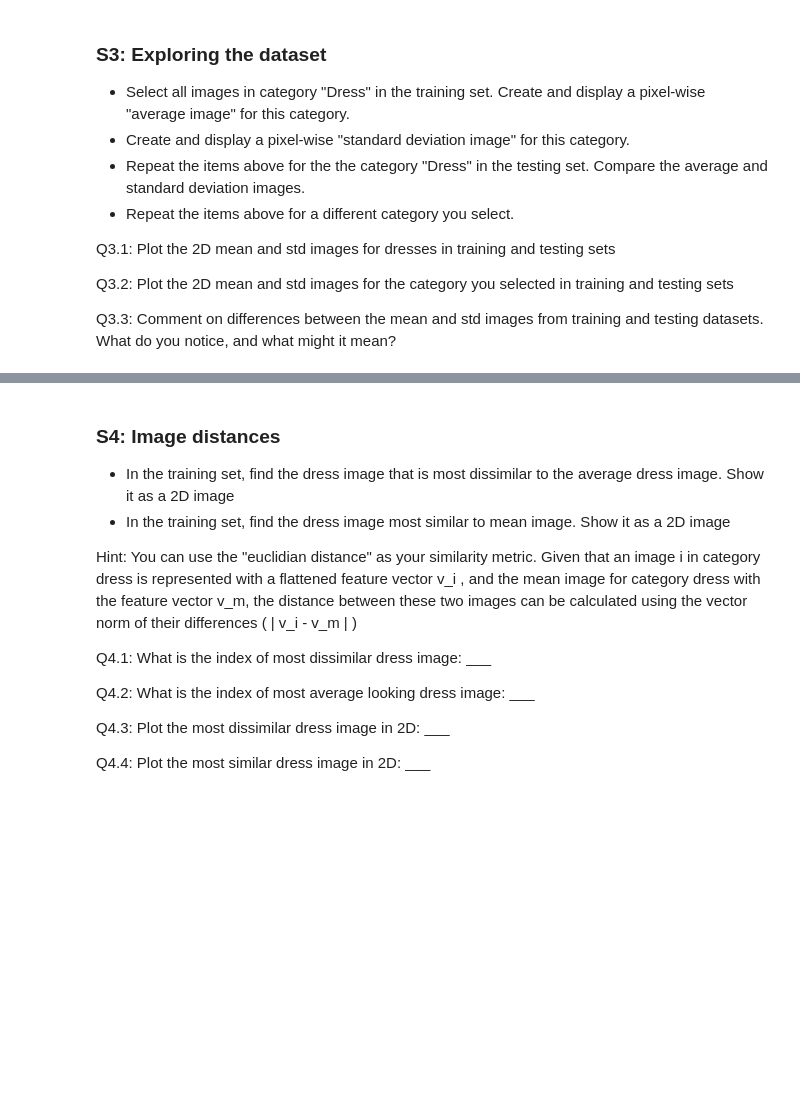
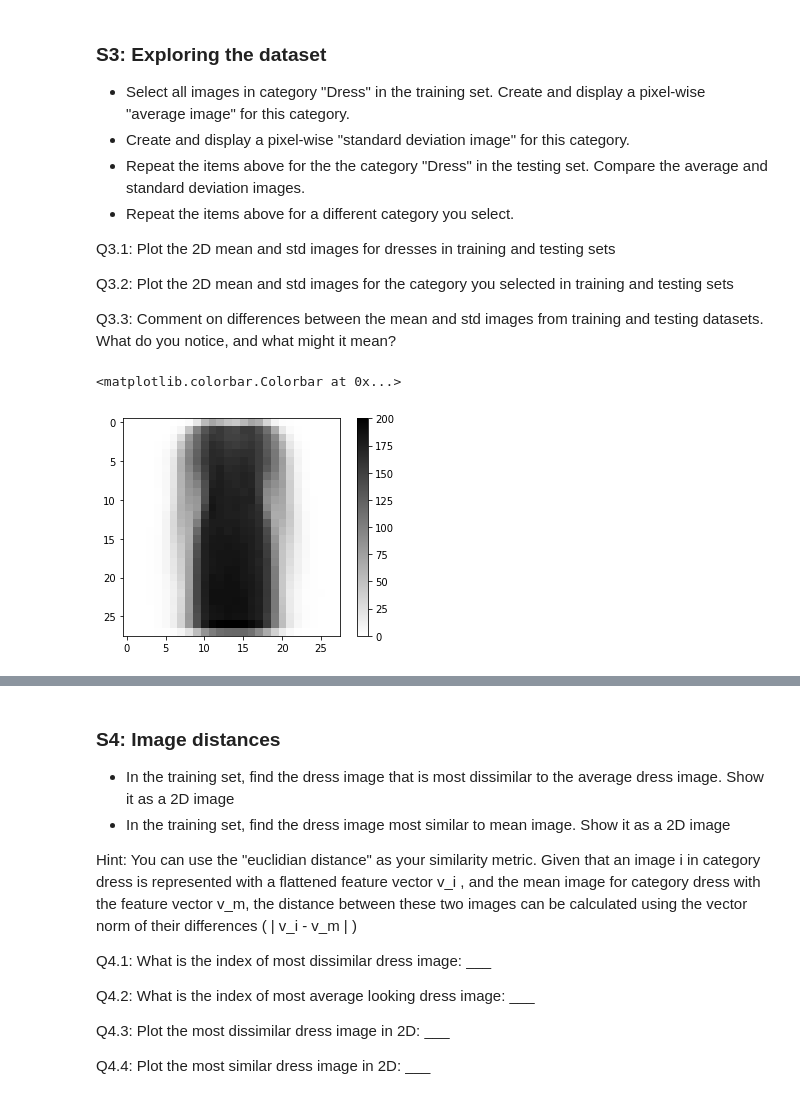
Before and after one commit to johnatawnclementawn/RemoteSensing_650_HW, a Jupyter notebook: HW1/MUSA650_Spring2022_HW1.ipynb, the cells around one changed output, grey strips where cells are left out. Drawn from its saved outputs; the diff is of its cells as text; code cells hidden in the pictures; blank space fills up the shorter version.

Commit message:
Mean and stdv dresses. Working on function for repeatable calculation

```diff
--- a/HW1/MUSA650_Spring2022_HW1.ipynb
+++ b/HW1/MUSA650_Spring2022_HW1.ipynb
@@ -96,0 +100,13 @@ Q3.3: Comment on differences between the mean and std images from training and t
+# %%
+dressTrain = dftrain.loc[dftrain['label'] == 3]
+mn = np.array(dressTrain.mean())
+mn = np.delete(mn, 0)
+mn = np.rint(mn)
+mn = mn.astype(int)
+
+mn = mn.reshape(28,28)
+plt.imshow(mn, cmap=plt.cm.binary)
+plt.colorbar()
+# %% [output]
+<matplotlib.colorbar.Colorbar at 0x...>
+[figure, added]
```
Also changed, not shown: parts of 7 cells of this notebook.
